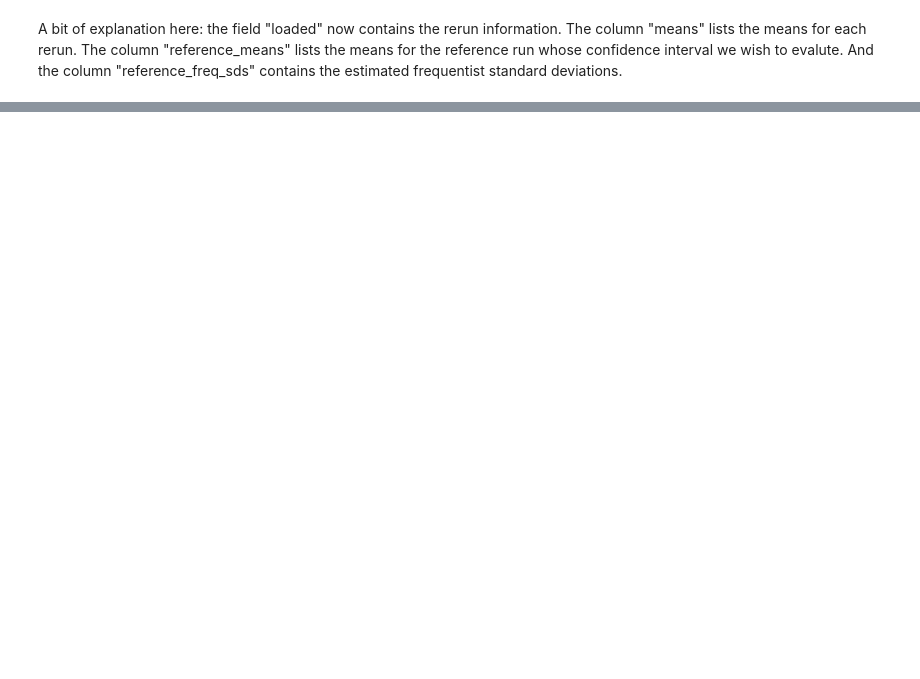
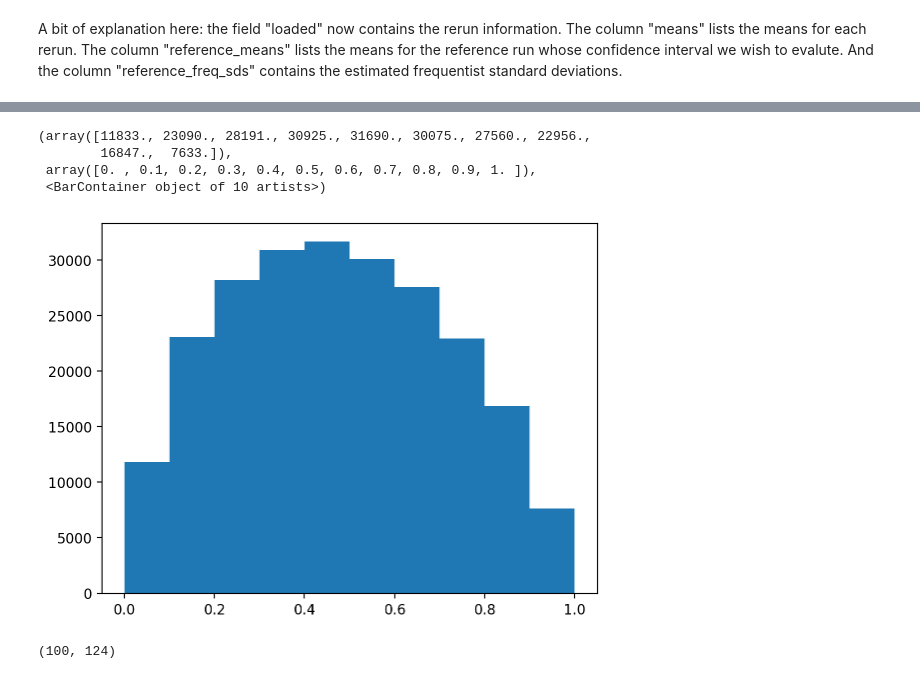
Before and after one commit to martiningram/dadvi-experiments, a Jupyter notebook: comparison/analysis/DADVI coverage.ipynb, the cells around one changed output, grey strips where cells are left out. Saved outputs shown, nothing was run; the diff lists cells and outputs as text; code cells hidden in the pictures; blank space fills up the shorter version.

```diff
--- a/comparison/analysis/DADVI coverage.ipynb
+++ b/comparison/analysis/DADVI coverage.ipynb
@@ -96,0 +99,21 @@ df['frac_within'].hist()
+# %%
+# Compute the "p-values"
+df['p_vals'] = df['z_scores'].apply(norm.cdf)
+# %%
+all_p_vals = np.concatenate(df['p_vals'].apply(lambda x: x.reshape(-1)))
+# %%
+plt.hist(all_p_vals)
+# %% [output]
+(array([11833., 23090., 28191., 30925., 31690., 30075., 27560., 22956.,
+        16847.,  7633.]),
+ array([0. , 0.1, 0.2, 0.3, 0.4, 0.5, 0.6, 0.7, 0.8, 0.9, 1. ]),
+ <BarContainer object of 10 artists>)
+[figure, added]
+# %%
+# Pick out some models of interest
+model_to_check = 'microcredit'
+
+model_p_vals = df[df['model_name'] == model_to_check]['p_vals'].iloc[0]
+model_p_vals.shape
+# %% [output]
+(100, 124)
```
Also changed, not shown: parts of 26 cells of this notebook.
